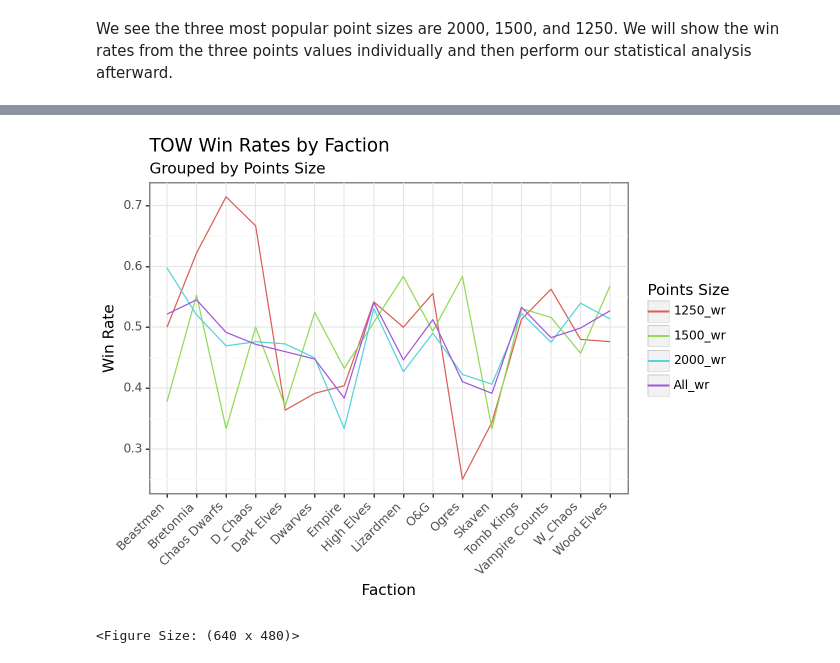
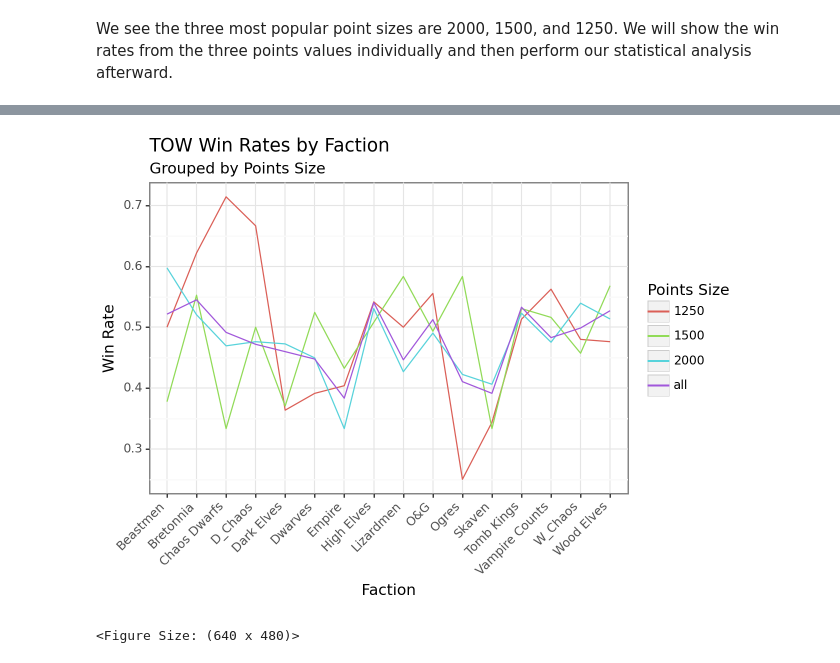
Before and after one commit to jacoblundeen/tow_analysis, a Jupyter notebook: tow_analysis.ipynb, the cells around one changed output, grey strips where cells are left out. Cells and saved outputs as stored; diff of their text form; code cells hidden in the pictures.

Commit message:
Streamlined calculating win rates by points size.

```diff
--- a/tow_analysis.ipynb
+++ b/tow_analysis.ipynb
@@ -80,5 +80,7 @@ wins_db = player_db.query("result != 0.0").groupby(['player_faction'])['result']
 tow_faction_wr['wins'] = wins_db['result']
 tow_faction_wr.rename(columns={'opponent_faction':'games_played'}, inplace=True)
 tow_faction_wr['win_rate'] = tow_faction_wr['wins'] / tow_faction_wr['games_played']
+tow_faction_wr['points'] = 'all'
+tow_faction_wr = tow_faction_wr[list(('player_faction', 'points', 'games_played', 'wins', 'win_rate'))]
 tow_faction_wr
 # %% [output]
@@ -223,0 +124,9 @@ tow_points_wr
+# %%
+tow_points_wr = player_db.groupby(['player_faction', 'points'])['opponent_faction'].count().reset_index()
+tow_points_wins = player_db.query("result != 0.0").groupby(['player_faction', 'points'])['result'].sum().reset_index()
+tow_points_wr = tow_points_wr.merge(tow_points_wins, left_on=['player_faction', 'points'], right_on=['player_faction', 'points'], how='left')
+tow_points_wr.rename(columns={'opponent_faction':'games_played', 'result':'wins'}, inplace=True)
+tow_points_wr['win_rate'] = tow_points_wr['wins'] / tow_points_wr['games_played']
+tow_points_wr = pd.concat([tow_points_wr, tow_faction_wr], ignore_index=True).sort_values(by=['player_faction', 'points']).dropna().reset_index(drop=True)
+tow_points_wr['points'] = tow_points_wr['points'].astype(str)
+tow_points_wr
@@ -224,12 +147,13 @@ tow_points_wr
 # %%
-tow_melt = tow_points_wr.melt(id_vars=['player_faction'], value_vars=['All_wr','2000_wr', '1500_wr', '1250_wr'], var_name='color', value_name='win_rates')
+filter_list = ['all', '2000', '1500', '1250']
+tow_plot = tow_points_wr.query("points == @filter_list")
 (
-    ggplot(tow_melt, aes(x='player_faction', y='win_rates', group='color', color='color'))
+    ggplot(tow_plot, aes(x='player_faction', y='win_rate', group='points', color='points'))
     + geom_line()
     + theme_bw()
     + theme(axis_text_x = element_text(angle=45, hjust=1))
     + labs(title='TOW Win Rates by Faction', subtitle='Grouped by Points Size', x='Faction', y='Win Rate', color='Points Size')
 )
 # %% [output]
-[figure, old version]
+[figure, new version]
 <Figure Size: (640 x 480)>
```
Also changed, not shown: parts of 10 cells of this notebook.
